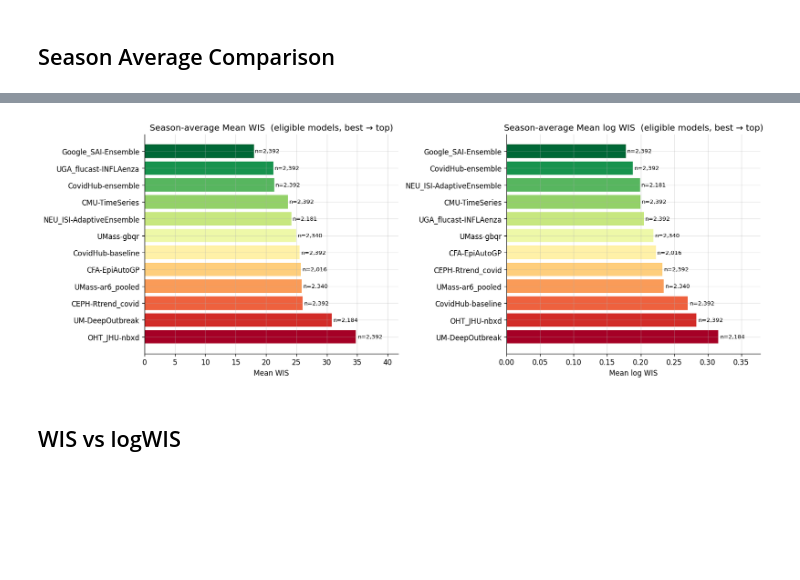
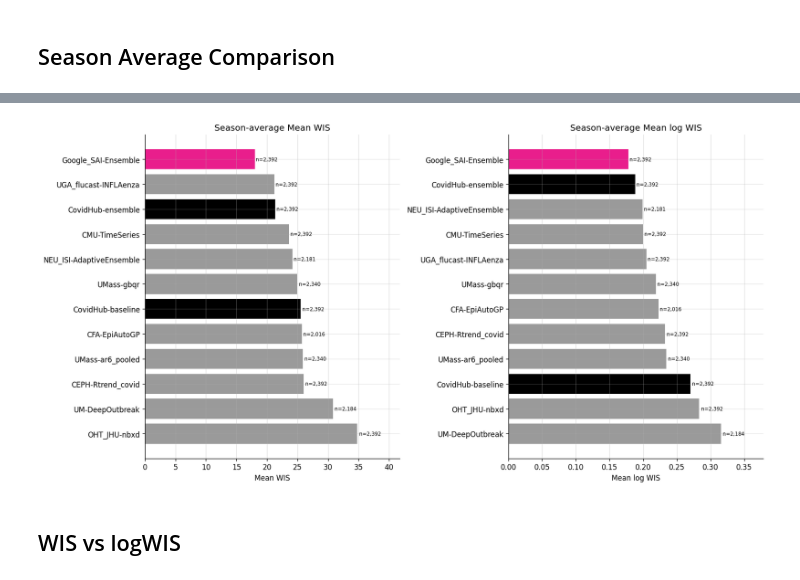
Before and after one commit to sarahmart/epi-hub-analysis, a Jupyter notebook: covid_analysis.ipynb, the cells around one changed output, grey strips where cells are left out. Saved outputs shown, nothing was run; the diff lists cells and outputs as text; code cells hidden in the pictures; blank space fills up the shorter version.

Commit message:
Analysis notebooks for COVID, RSV and flu model submissions

```diff
--- a/covid_analysis.ipynb
+++ b/covid_analysis.ipynb
@@ -58 +59,17 @@ BASELINE = HUB.baseline_id
+# %%
+# Colour scheme
+# Google = pink, hub models (ensemble, baseline, extra ensembles) = black, all others = grey
+GREEN = "#17b248"
+GOOGLE_PINK = "#e91e8c"
+ALL_MODELS  = sorted(scores["model_id"].unique())
+HUB_BLACK = "#000000"
+OTHER_GREY = "#9a9a9a"
+MODEL_COLOUR = {
+    m: (
+        GOOGLE_PINK if m == GOOGLE
+        else HUB_BLACK if m in HUB_MODELS
+        else OTHER_GREY
+    )
+    for m in scores["model_id"].unique()
+}
 # %%
@@ -139,10 +156,6 @@ display(
     .format({"Tasks": "{:,}", "Tasks %": "{:.1%}", "PR tasks": "{:,}"})
     .background_gradient(subset=["PR tasks"], cmap="YlOrRd")
 )
-
-ALL_MODELS = sorted(scores["model_id"].unique())
-_tab20 = plt.get_cmap("tab20")
-MODEL_COLOUR = {m: _tab20(i / max(len(ALL_MODELS) - 1, 1)) for i, m in enumerate(ALL_MODELS)}
 # %% [output]
 Task space: 13 dates × 4 horizons × 52 locs = 2,392 max tasks/model
 Eligibility threshold: ≥80%  (≥1,913 tasks)
@@ -264,49 +288,66 @@ P.plot_coverage_heatmap(loc_cov, model_order, ALL_DATES_HM, ALL_HORIZONS, N_LOCS
 # %% [markdown]
 ## Season Average Comparison
 # %%
-# Season-average summary table (eligible models only)
-elig = scores[scores["model_id"].isin(eligible_models)]
+elig = scores[scores["model_id"].isin(set(eligible_models) | HUB_MODELS)]
 
 summary = (
     elig.groupby("model_id", as_index=False)
     .agg(
-        n_tasks       = ("wis",       "size"),
-        mean_wis      = ("wis",       "mean"),
-        median_wis    = ("wis",       "median"),
-        mean_log_wis  = ("log_wis",   "mean"),
-        median_log_wis= ("log_wis",   "median"),
-        mean_ae_median= ("ae_median", "mean"),
-        cov_50        = ("cov_50",    "mean"),
-        cov_95        = ("cov_95",    "mean"),
+        n_tasks        = ("wis",     "size"),
+        mean_wis       = ("wis",     "mean"),
+        median_wis     = ("wis",     "median"),
+        mean_log_wis   = ("log_wis", "mean"),
+        median_log_wis = ("log_wis", "median"),
+        cov_50         = ("cov_50",  "mean"),
+        cov_95         = ("cov_95",  "mean"),
     )
     .sort_values("mean_wis")
 )
 
+_ens_row = summary[summary["model_id"] == ENSEMBLE]
+_ensemble_wis = _ens_row["mean_wis"].values[0] if len(_ens_row) else float("nan")
+summary["rel_wis"] = summary["mean_wis"] / _ensemble_wis
+
+# Diverging colormap: green (< 1) → white (= 1, ensemble) → orange → red (> 1)
+_cmap_rel = LinearSegmentedColormap.from_list(
+    "rel_wis",
+    [(0.00, "#1a9850"), (0.50, "white"), (0.75, "#fc8d59"), (1.00, "#d73027")]
+)
+# white on 1 for ensemble
+_d = max(abs(summary["rel_wis"].dropna() - 1.0).max(), 0.01)
+
+_summary_display = summary.rename(columns={
+    "model_id":        "Model",
+    "n_tasks":         "Tasks",
+    "mean_wis":        "Mean WIS",
+    "median_wis":      "Median WIS",
+    "mean_log_wis":    "Mean log WIS",
+    "median_log_wis":  "Median log WIS",
+    "rel_wis":         "Rel. WIS",
+    "cov_50":          "50% coverage",
+    "cov_95":          "95% coverage",
+})
+
 display(
-    summary
-    .rename(columns={
-        "model_id":        "Model",
-        "n_tasks":         "Tasks",
-        "mean_wis":        "Mean WIS",
-        "median_wis":      "Median WIS",
-        "mean_log_wis":    "Mean log WIS",
-        "median_log_wis":  "Median log WIS",
-        "mean_ae_median":  "Mean AE (median)",
-        "cov_50":          "50% coverage",
-        "cov_95":          "95% coverage",
-    })
-    .style
+    _summary_display.style
     .format({
         "Mean WIS":        "{:.2f}",
         "Median WIS":      "{:.2f}",
         "Mean log WIS":    "{:.4f}",
         "Median log WIS":  "{:.4f}",
-        "Mean AE (median)":"{:.2f}",
+        "Rel. WIS":        "{:.2f}",
         "50% coverage":    "{:.1%}",
         "95% coverage":    "{:.1%}",
     })
     .background_gradient(subset=["Mean WIS"],     cmap="RdYlGn_r", axis=0)
     .background_gradient(subset=["Mean log WIS"], cmap="RdYlGn_r", axis=0)
+    .background_gradient(subset=["Rel. WIS"],     cmap=_cmap_rel,
+                         vmin=1.0 - _d, vmax=1.0 + _d, axis=0)
+    .apply(
+        lambda s: [f"color: {GOOGLE_PINK}; font-weight: bold"
+                   if v == GOOGLE else "" for v in s],
+        subset=["Model"], axis=0,
+    )
     .hide(axis="index")
 )
 
@@ -328,4 +369,4 @@ P.plot_season_bars(summary, MODEL_COLOUR)
-[figure, old version]
+[figure, new version]
 # %% [markdown]
 ## WIS vs logWIS
 # %%
```
Also changed, not shown: parts of 11 cells of this notebook, 2 other files.
